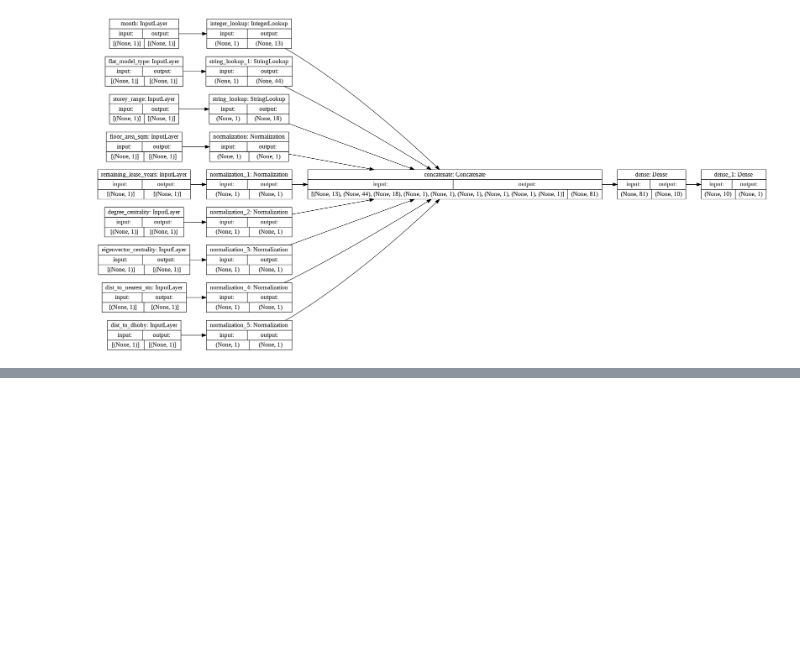
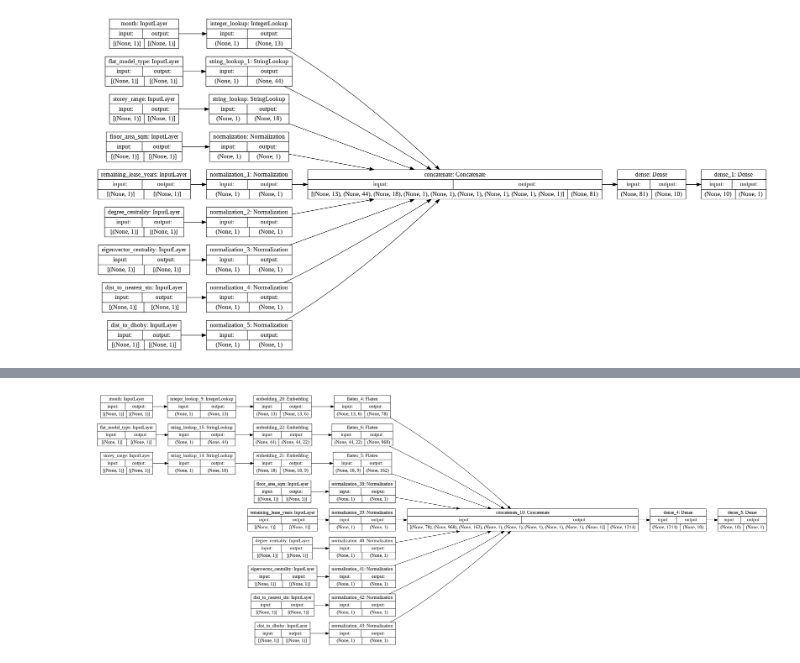
Before and after one commit to kirath2205/Neural-Network-Assignment-1, a Jupyter notebook: start_1b_Final.ipynb, the cells around one changed output, grey strips where cells are left out. Drawn from its saved outputs; the diff is of its cells as text; code cells hidden in the pictures; blank space fills up the shorter version.

```diff
--- a/start_1b_Final.ipynb
+++ b/start_1b_Final.ipynb
@@ -226,0 +360,28 @@ history.history
+# %%
+
+
+all_features = layers.concatenate(
+    [
+        month_embedder_flattened,
+        flat_model_type_embedder_flattened,
+        storey_range_embedder_flattened,
+        floor_area_sqm_encoded,
+        remaining_lease_years_encoded,
+        degree_centrality_encoded,
+        eigenvector_centrality_encoded,
+        dist_to_nearest_stn_encoded,
+        dist_to_dhoby_encoded
+    ]
+)
+
+all_inputs = [
+        month,
+        flat_model_type,
+        storey_range,
+        floor_area_sqm,
+        remaining_lease_years,
+        degree_centrality,
+        eigenvector_centrality,
+        dist_to_nearest_stn,
+        dist_to_dhoby
+    ]
@@ -226,0 +394,4 @@ history.history
+# %%
+keras.utils.plot_model(model1, show_shapes=True, rankdir="LR")
+# %% [output]
+[figure, added]
```
Also changed, not shown: parts of 22 cells of this notebook.
